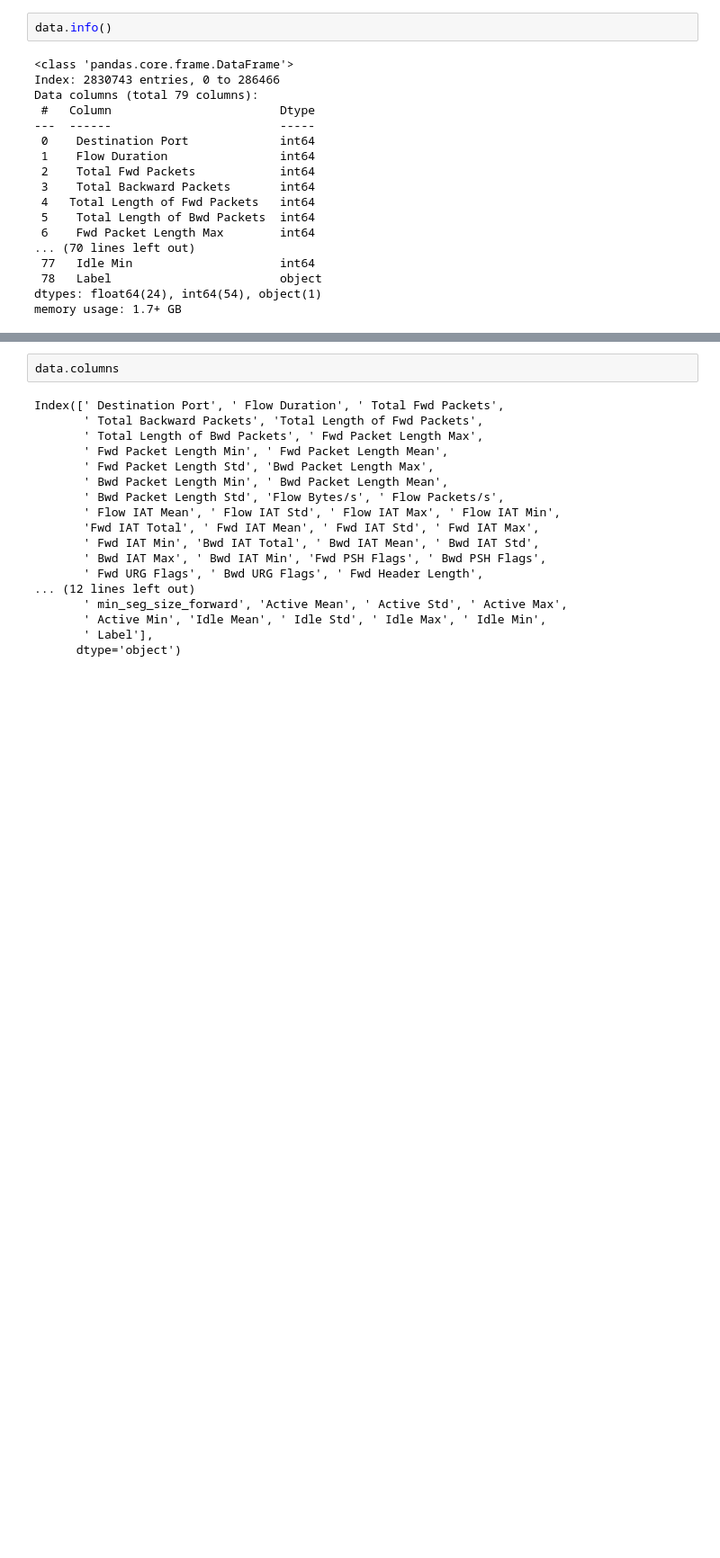
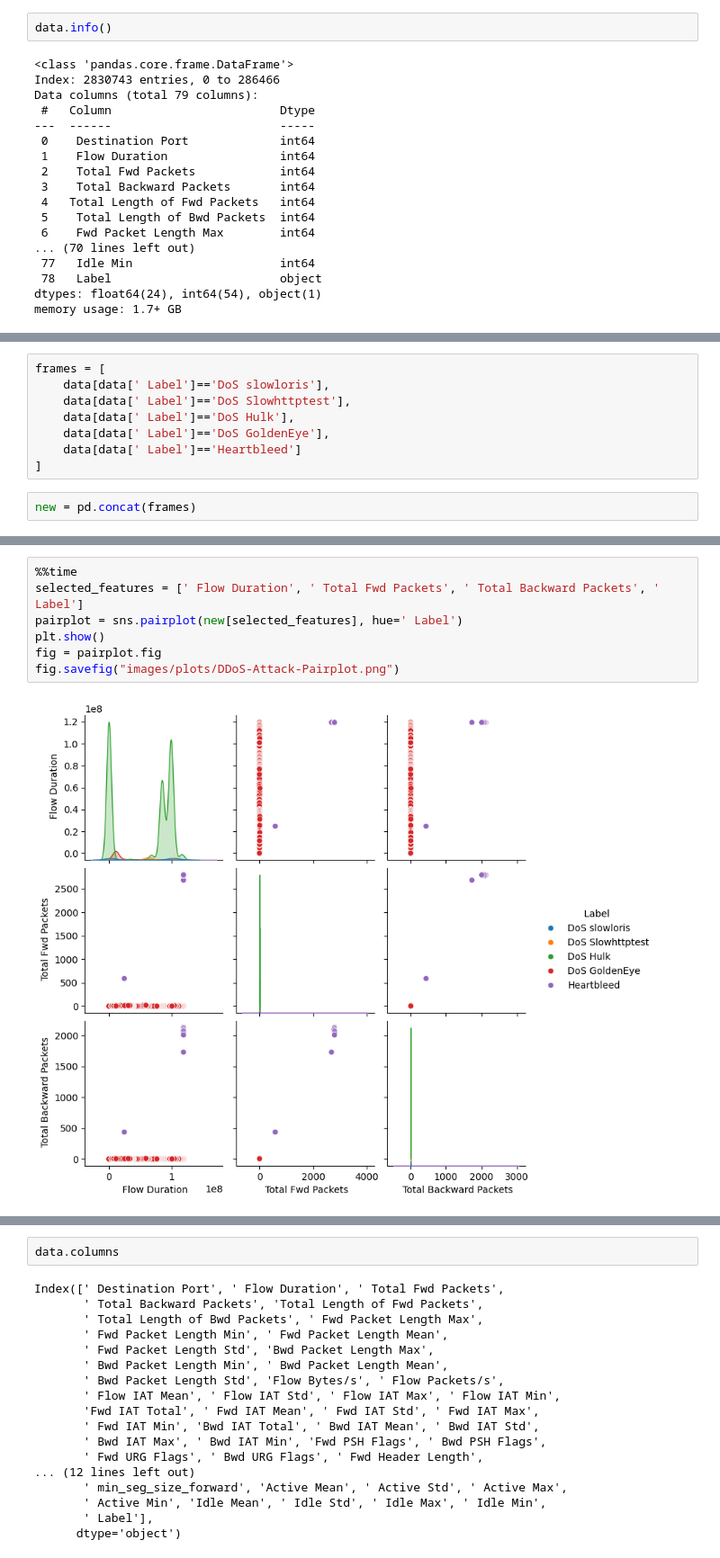
Before and after one commit to KostasEreksonas/IDS_test, a Jupyter notebook: CIC-IDS-2017.ipynb, the cells around one changed output, grey strips where cells are left out. Shown at 90% size. Drawn from its saved outputs; the diff is of its cells as text; blank space fills up the shorter version.

```diff
--- a/CIC-IDS-2017.ipynb
+++ b/CIC-IDS-2017.ipynb
@@ -133,0 +252,10 @@ memory usage: 1.7+ GB
+# %%
+frames = [
+    data[data[' Label']=='DoS slowloris'],
+    data[data[' Label']=='DoS Slowhttptest'],
+    data[data[' Label']=='DoS Hulk'],
+    data[data[' Label']=='DoS GoldenEye'],
+    data[data[' Label']=='Heartbleed']
+]
+# %%
+new = pd.concat(frames)
@@ -133,0 +278,9 @@ memory usage: 1.7+ GB
+# %%
+%%time
+selected_features = [' Flow Duration', ' Total Fwd Packets', ' Total Backward Packets', ' Label']
+pairplot = sns.pairplot(new[selected_features], hue=' Label')
+plt.show()
+fig = pairplot.fig
+fig.savefig("images/plots/DDoS-Attack-Pairplot.png")
+# %% [output]
+[figure, added]
```
Also changed, not shown: parts of 29 cells of this notebook, 9 other files.
